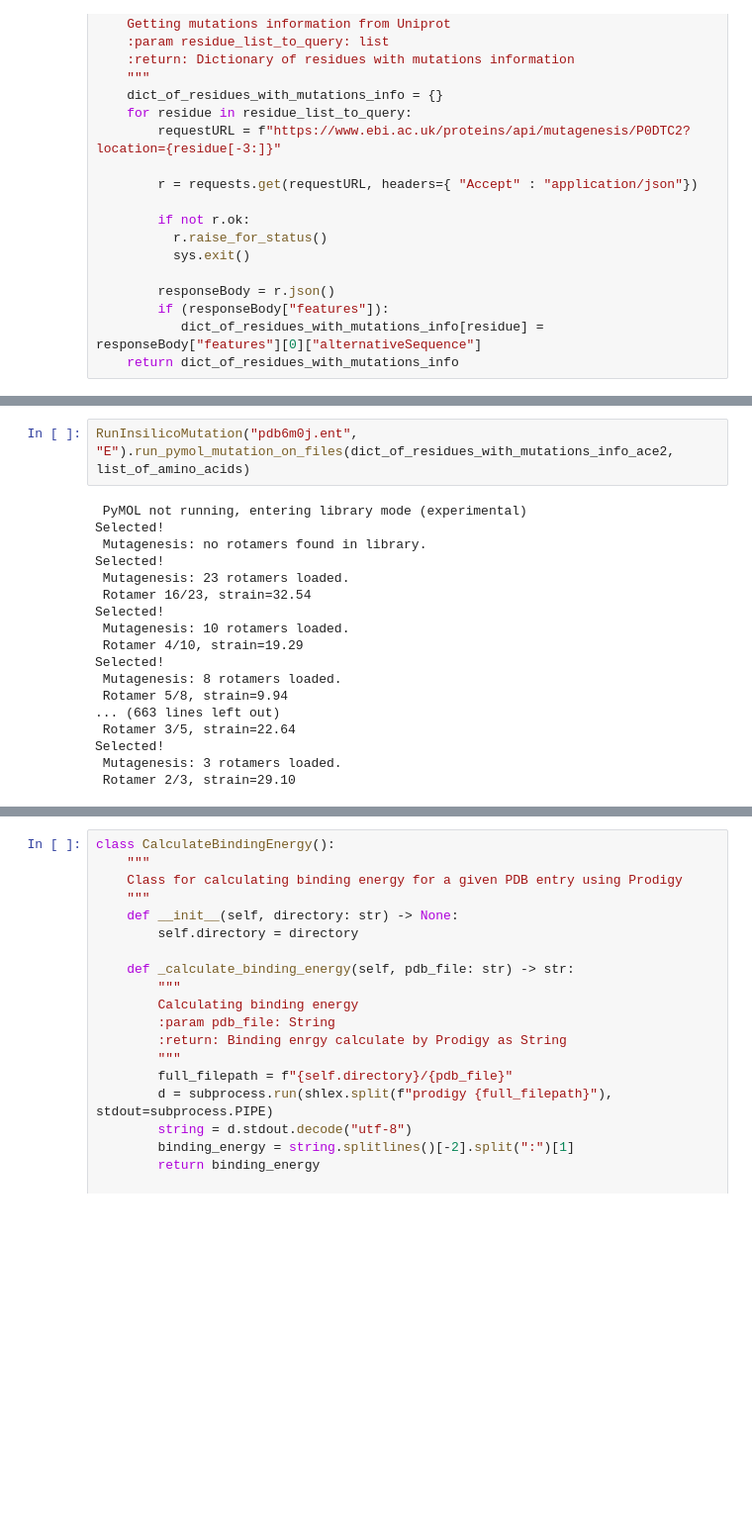
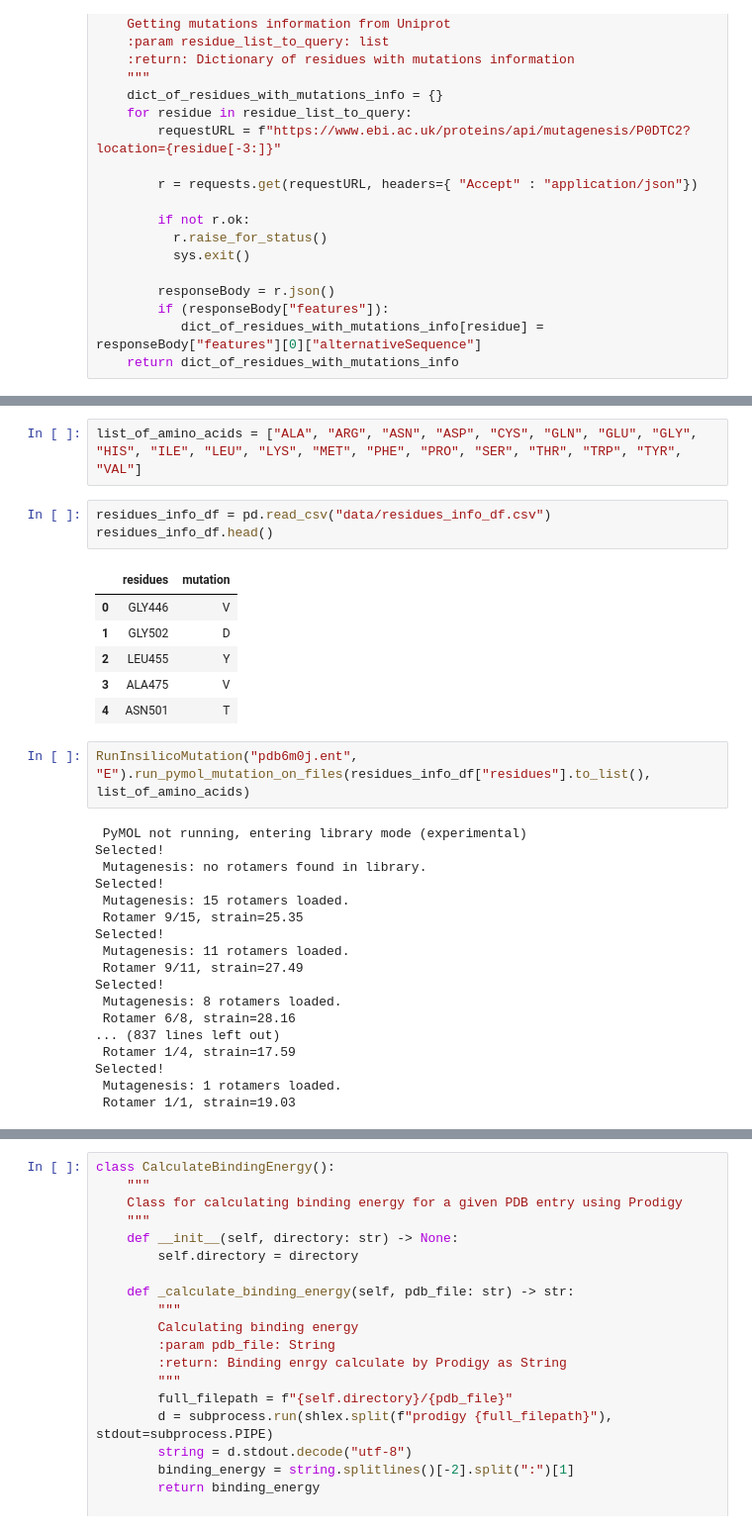
Before and after one commit to abhikmukh/protein_antibody_interface_design_platform, a Jupyter notebook: antibody.ipynb, the cells around one changed output, grey strips where cells are left out. Shown at 99% size. Saved outputs shown, nothing was run; the diff lists cells and outputs as text; blank space fills up the shorter version.

```diff
--- a/antibody.ipynb
+++ b/antibody.ipynb
@@ -321,24 +409,36 @@ class RunInsilicoMutation:
                     print(e)
                     print(f"Could not mutate {residue} to {amino_acid}")
                     pass
+# %%
+list_of_amino_acids = ["ALA", "ARG", "ASN", "ASP", "CYS", "GLN", "GLU", "GLY", "HIS", "ILE", "LEU", "LYS", "MET", "PHE", "PRO", "SER", "THR", "TRP", "TYR", "VAL"]
+# %%
+residues_info_df = pd.read_csv("data/residues_info_df.csv")
+residues_info_df.head()
+# %% [output]
+|  | residues | mutation |
+| 0 | GLY446 | V |
+| 1 | GLY502 | D |
+| 2 | LEU455 | Y |
+| 3 | ALA475 | V |
+| 4 | ASN501 | T |
 # %%
-RunInsilicoMutation("pdb6m0j.ent", "E").run_pymol_mutation_on_files(dict_of_residues_with_mutations_info_ace2, list_of_amino_acids)
+RunInsilicoMutation("pdb6m0j.ent", "E").run_pymol_mutation_on_files(residues_info_df["residues"].to_list(), list_of_amino_acids)
 # %% [output]
  PyMOL not running, entering library mode (experimental)
 Selected!
  Mutagenesis: no rotamers found in library.
 Selected!
- Mutagenesis: 23 rotamers loaded.
- Rotamer 16/23, strain=32.54
+ Mutagenesis: 15 rotamers loaded.
+ Rotamer 9/15, strain=25.35
 Selected!
- Mutagenesis: 10 rotamers loaded.
- Rotamer 4/10, strain=19.29
+ Mutagenesis: 11 rotamers loaded.
+ Rotamer 9/11, strain=27.49
 Selected!
  Mutagenesis: 8 rotamers loaded.
- Rotamer 5/8, strain=9.94
-... (663 lines left out)
- Rotamer 3/5, strain=22.64
+ Rotamer 6/8, strain=28.16
+... (837 lines left out)
+ Rotamer 1/4, strain=17.59
 Selected!
- Mutagenesis: 3 rotamers loaded.
- Rotamer 2/3, strain=29.10
+ Mutagenesis: 1 rotamers loaded.
+ Rotamer 1/1, strain=19.03
 # %%
```
Also changed, not shown: parts of 55 cells of this notebook.
